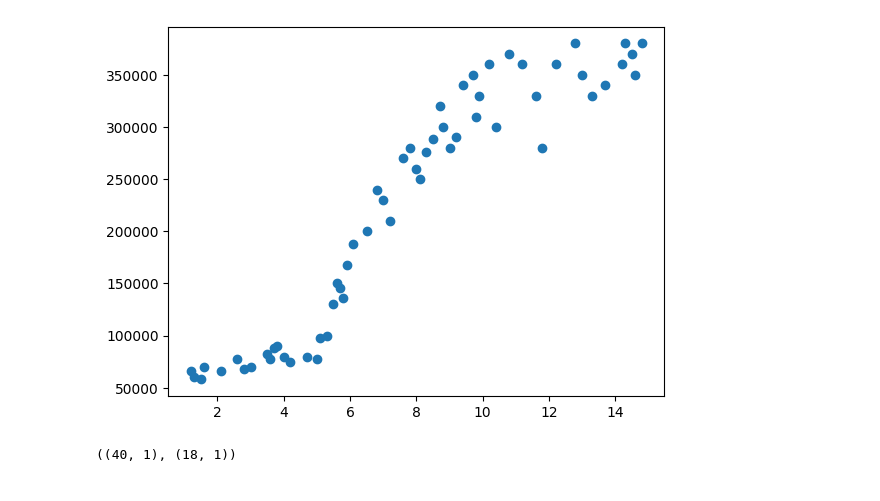
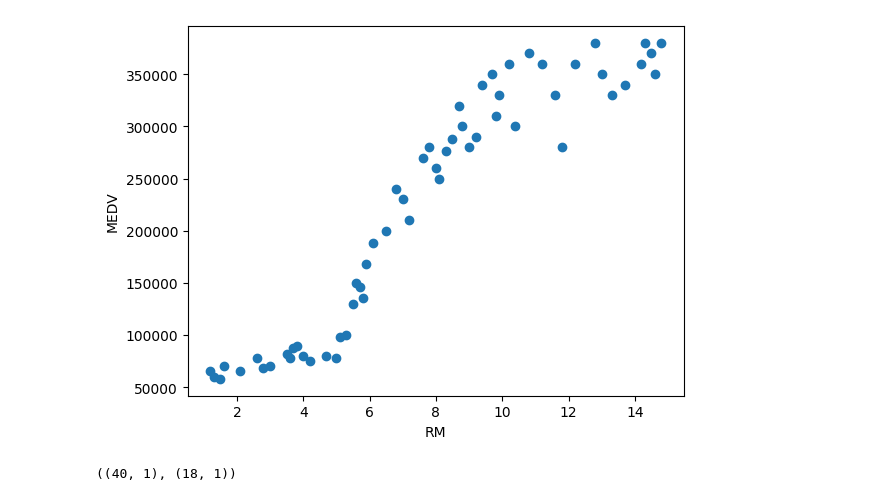
Before and after one commit to mocca006/python2-20250804, a Jupyter notebook: Ch05_監督式學習-迴歸/nonlinear_regression.ipynb, the cells around one changed output. Saved outputs shown, nothing was run; the diff lists cells and outputs as text; code cells hidden in the pictures.

```diff
--- a/Ch05_監督式學習-迴歸/nonlinear_regression.ipynb
+++ b/Ch05_監督式學習-迴歸/nonlinear_regression.ipynb
@@ -8,13 +8,15 @@ from sklearn.preprocessing import PolynomialFeatures
 from sklearn.pipeline import make_pipeline
 # %%
 dataset = pd.read_csv("data/linear_regression_dataset_sample.csv")
-X = dataset.iloc[:, 1].values.reshape(-1,1)
-y = dataset.iloc[:,2].values
+X = dataset.iloc[:, 1].values.reshape(-1,1) # 房間數
+y = dataset.iloc[:,2].values # 房價
 
-plt.scatter(X, y)
+plt.scatter(X, y) # 繪製散佈圖
+plt.xlabel("RM")
+plt.ylabel("MEDV")
 plt.show()
 # %% [output]
-[figure, old version]
+[figure, new version]
 # %%
 X_train, X_test, y_train, y_test = train_test_split(X, y,
                                                     test_size = 0.3,
```
Also changed, not shown: parts of 6 cells of this notebook.
